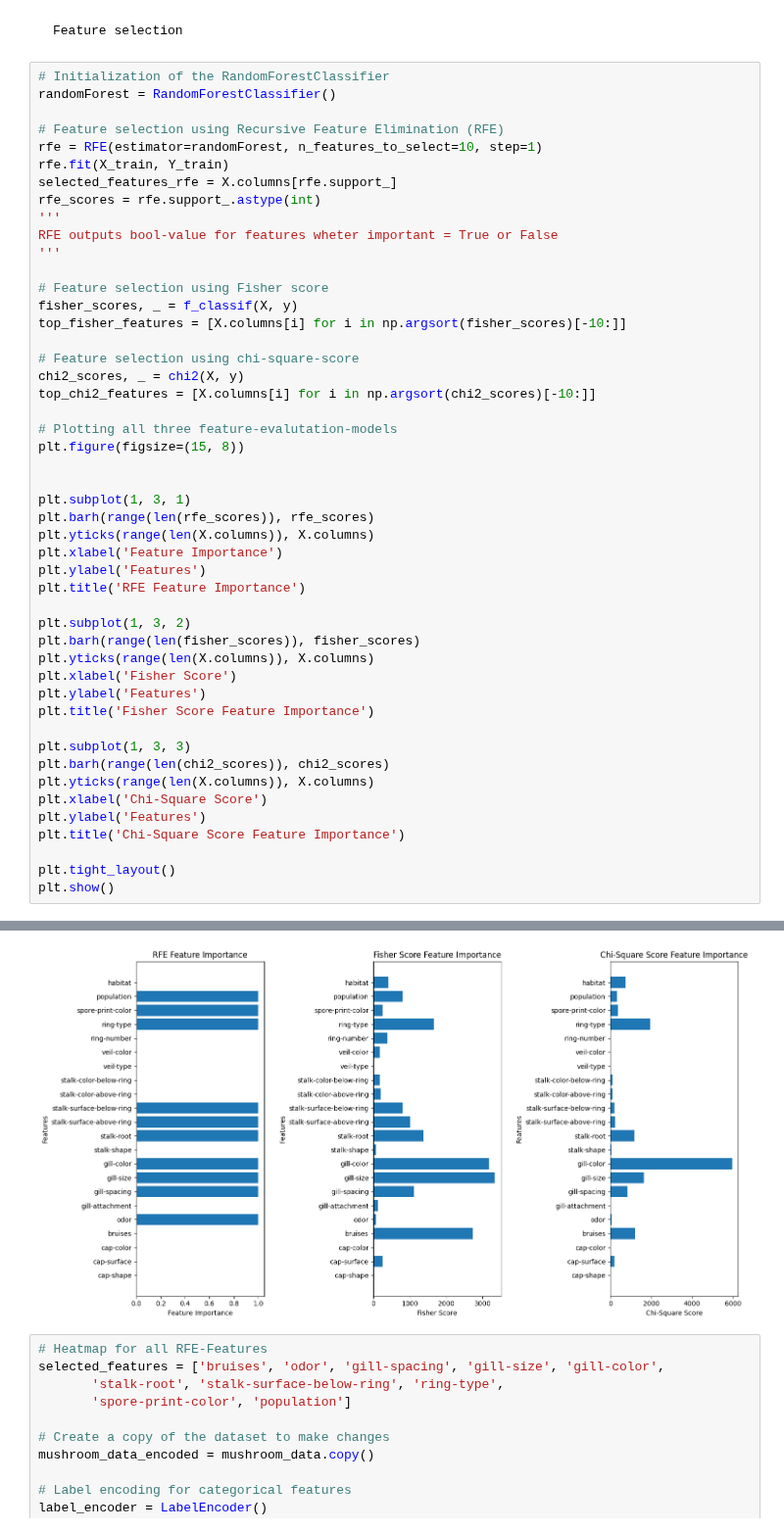
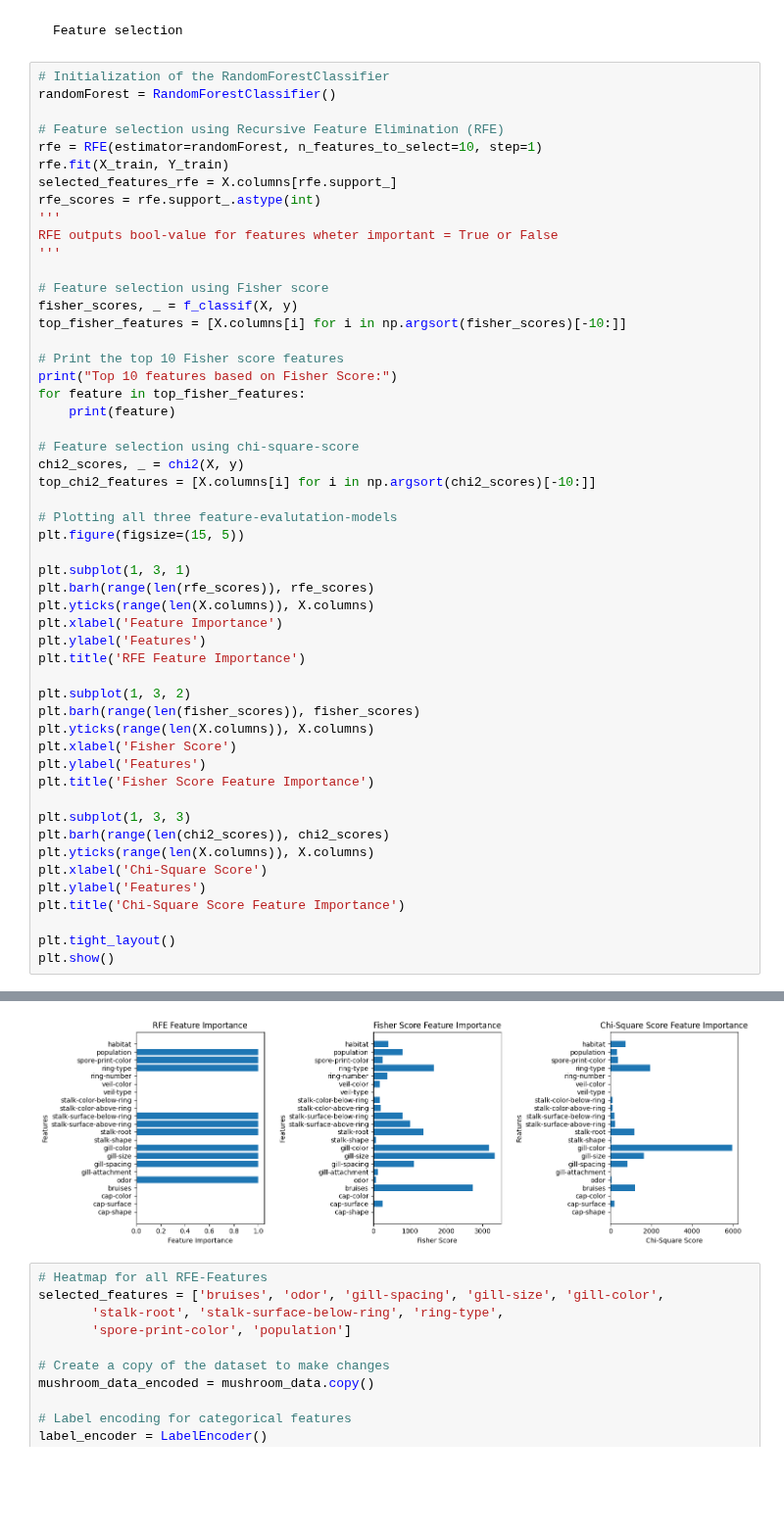
Before and after one commit to Julian-wi22060/DataExplorationProject, a Jupyter notebook: marquardt.ipynb, the cells around one changed output, grey strips where cells are left out. Shown at 98% size. Saved outputs shown, nothing was run; the diff lists cells and outputs as text; blank space fills up the shorter version.

```diff
--- a/marquardt.ipynb
+++ b/marquardt.ipynb
@@ -222,13 +222,17 @@ RFE outputs bool-value for features wheter important = True or False
 fisher_scores, _ = f_classif(X, y)
 top_fisher_features = [X.columns[i] for i in np.argsort(fisher_scores)[-10:]]
 
+# Print the top 10 Fisher score features
+print("Top 10 features based on Fisher Score:")
+for feature in top_fisher_features:
+    print(feature)
+
 # Feature selection using chi-square-score
 chi2_scores, _ = chi2(X, y)
 top_chi2_features = [X.columns[i] for i in np.argsort(chi2_scores)[-10:]]
 
 # Plotting all three feature-evalutation-models
-plt.figure(figsize=(15, 8))
-
+plt.figure(figsize=(15, 5))
 
 plt.subplot(1, 3, 1)
 plt.barh(range(len(rfe_scores)), rfe_scores)
@@ -257,4 +272,4 @@ plt.show()
-[figure, old version]
+[figure, new version]
 # %%
 # Heatmap for all RFE-Features
 selected_features = ['bruises', 'odor', 'gill-spacing', 'gill-size', 'gill-color',
```
Also changed, not shown: parts of 13 cells of this notebook.
